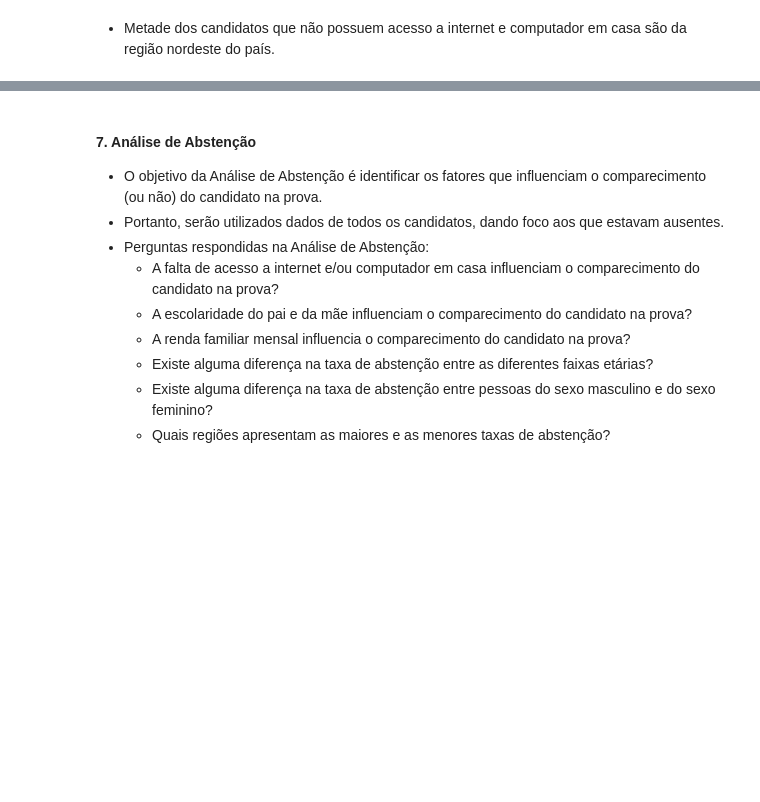
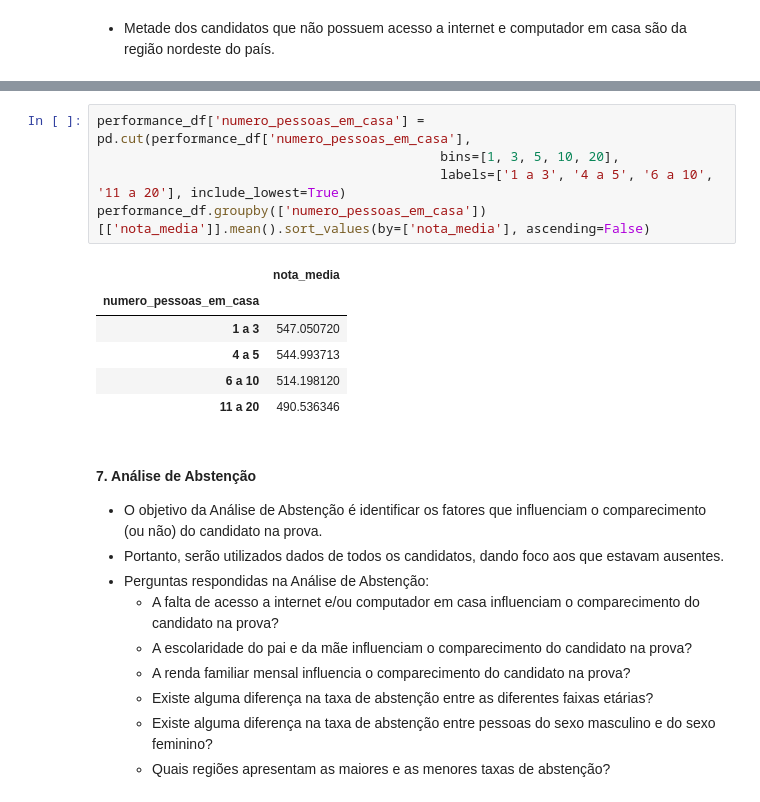
Before and after one commit to allmeidaapedro/Enem-Analysis, a Jupyter notebook: notebooks/2_eda.ipynb, the cells around one changed output, grey strips where cells are left out. Drawn from its saved outputs; the diff is of its cells as text; blank space fills up the shorter version.

```diff
--- a/notebooks/2_eda.ipynb
+++ b/notebooks/2_eda.ipynb
@@ -869,3 +877,15 @@ ax[1].spines['bottom'].set_color(CINZA9)
+# %%
+performance_df['numero_pessoas_em_casa'] = pd.cut(performance_df['numero_pessoas_em_casa'],
+                                            bins=[1, 3, 5, 10, 20],
+                                            labels=['1 a 3', '4 a 5', '6 a 10', '11 a 20'], include_lowest=True)
+performance_df.groupby(['numero_pessoas_em_casa'])[['nota_media']].mean().sort_values(by=['nota_media'], ascending=False)
+# %% [output]
+|  | nota_media |
+| numero_pessoas_em_casa |  |
+| 1 a 3 | 547.050720 |
+| 4 a 5 | 544.993713 |
+| 6 a 10 | 514.198120 |
+| 11 a 20 | 490.536346 |
 # %% [markdown]
 #### 7. Análise de Abstenção
 - O objetivo da Análise de Abstenção é identificar os fatores que influenciam o comparecimento (ou não) do candidato na prova.
```
Also changed, not shown: parts of 17 cells of this notebook, 3 other files.
